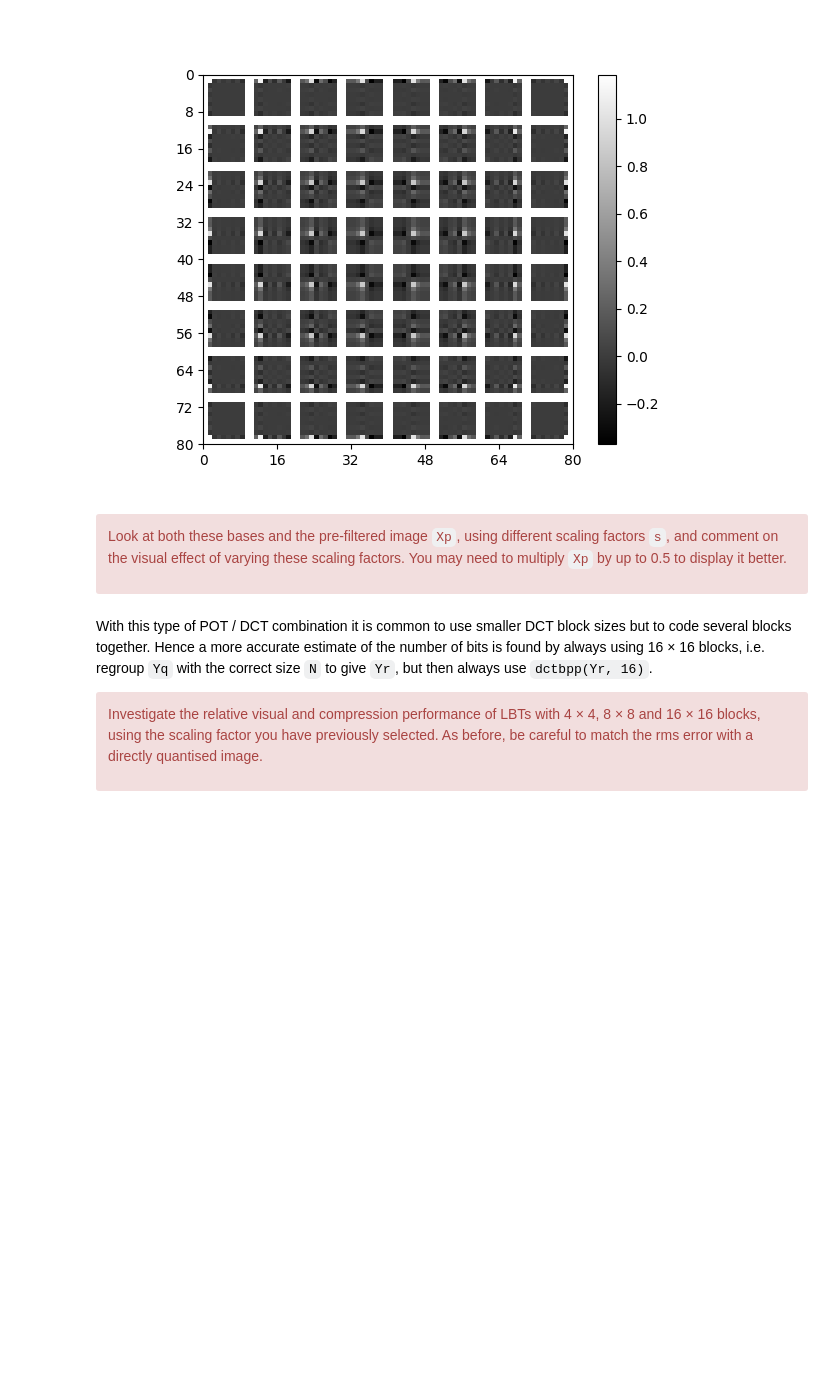
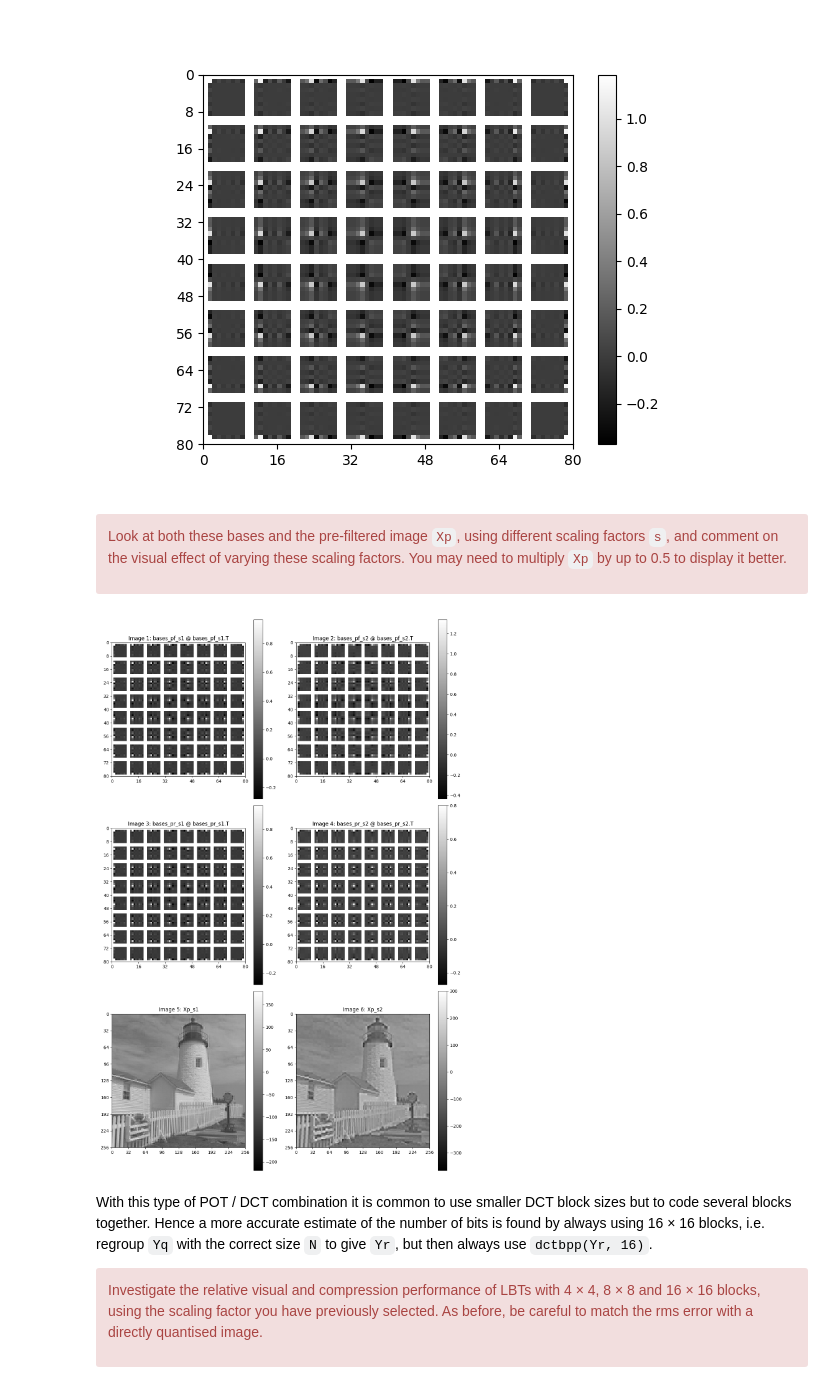
Before and after one commit to AndrewKeYanzhe/cued_sf2_lab-master, a Jupyter notebook: 8-lbt.ipynb, the cells around one changed output. Saved outputs shown, nothing was run; the diff lists cells and outputs as text; code cells hidden in the pictures; blank space fills up the shorter version.

Commit message:
lbt: plot pf pr xp as s changes

```diff
--- a/8-lbt.ipynb
+++ b/8-lbt.ipynb
@@ -359,3 +354,97 @@ multiply `Xp` by up to 0.5 to display it better.</div>
+# %%
+# your code here
+
+N=8
+
+s=1
+
+Pf, Pr = pot_ii(N,s)
+
+t = np.s_[N//2:-N//2]  # N is the DCT size, I is the image size
+Xp = X.copy()  # copy the non-transformed edges directly from X
+Xp[t,:] = colxfm(Xp[t,:], Pf)
+Xp[:,t] = colxfm(Xp[:,t].T, Pf).T
+
+Xp_s1 = Xp
+
+Y = colxfm(colxfm(Xp, C8).T, C8).T
+
+
+# Pf, Pr = pot_ii(8)
+bases = np.concatenate([np.full((8,1), np.nan), Pf, np.full((8,1), np.nan)], axis=1)
+bases_pf_s1 = bases.reshape(-1, 1)
+
+bases_pr_s1 = np.concatenate([np.full((8,1), np.nan), Pr, np.full((8,1), np.nan)], axis=1).reshape(-1, 1)
+
+
+s=2
+
+Pf, Pr = pot_ii(N,s)
+
+t = np.s_[N//2:-N//2]  # N is the DCT size, I is the image size
+Xp = X.copy()  # copy the non-transformed edges directly from X
+Xp[t,:] = colxfm(Xp[t,:], Pf)
+Xp[:,t] = colxfm(Xp[:,t].T, Pf).T
+
+Xp_s2 = Xp
+
+Y = colxfm(colxfm(Xp, C8).T, C8).T
+
+
+# Pf, Pr = pot_ii(8)
+bases = np.concatenate([np.full((8,1), np.nan), Pf, np.full((8,1), np.nan)], axis=1)
+bases_pf_s2 = bases.reshape(-1, 1)
+
+bases_pr_s2 = np.concatenate([np.full((8,1), np.nan), Pr, np.full((8,1), np.nan)], axis=1).reshape(-1, 1)
+
+
+
+import matplotlib.pyplot as plt
+
+# Create a figure with a 3x2 grid of subplots
+fig, axes = plt.subplots(3, 2, figsize=(12, 18))
+
+# Plot bases_pf_s1 @ bases_pf_s1.T in the first subplot of the first row
+im_obj1 = plot_image(bases_pf_s1 @ bases_pf_s1.T, ax=axes[0, 0])
+fig.colorbar(im_obj1, ax=axes[0, 0])
+axes[0, 0].set_title('Image 1: bases_pf_s1 @ bases_pf_s1.T')
+
+# Plot bases_pf_s2 @ bases_pf_s2.T in the second subplot of the first row
+im_obj2 = plot_image(bases_pf_s2 @ bases_pf_s2.T, ax=axes[0, 1])
+fig.colorbar(im_obj2, ax=axes[0, 1])
+axes[0, 1].set_title('Image 2: bases_pf_s2 @ bases_pf_s2.T')
+
+# Plot bases_pr_s1 @ bases_pr_s1.T in the first subplot of the second row
+im_obj3 = plot_image(bases_pr_s1 @ bases_pr_s1.T, ax=axes[1, 0])
+fig.colorbar(im_obj3, ax=axes[1, 0])
+axes[1, 0].set_title('Image 3: bases_pr_s1 @ bases_pr_s1.T')
+
+# Plot bases_pr_s2 @ bases_pr_s2.T in the second subplot of the second row
+im_obj4 = plot_image(bases_pr_s2 @ bases_pr_s2.T, ax=axes[1, 1])
+fig.colorbar(im_obj4, ax=axes[1, 1])
+axes[1, 1].set_title('Image 4: bases_pr_s2 @ bases_pr_s2.T')
+
+# Plot Xp_s1 in the first subplot of the third row
+im_obj5 = plot_image(Xp_s1, ax=axes[2, 0])
+fig.colorbar(im_obj5, ax=axes[2, 0])
+axes[2, 0].set_title('Image 5: Xp_s1')
+
+# Plot Xp_s2 in the second subplot of the third row
+im_obj6 = plot_image(Xp_s2, ax=axes[2, 1])
+fig.colorbar(im_obj6, ax=axes[2, 1])
+axes[2, 1].set_title('Image 6: Xp_s2')
+
+# Adjust layout to prevent overlap
+plt.tight_layout()
+
+# Display the plot
+plt.show()
+
+
+
+# TODO check if correct
+# %% [output]
+[figure, added]
 # %% [markdown]
 With this type of POT / DCT combination it is common to use smaller DCT block sizes
 but to code several blocks together. Hence a more accurate estimate of the number of bits
```
Also changed, not shown: parts of 4 cells of this notebook, 1 other file.
